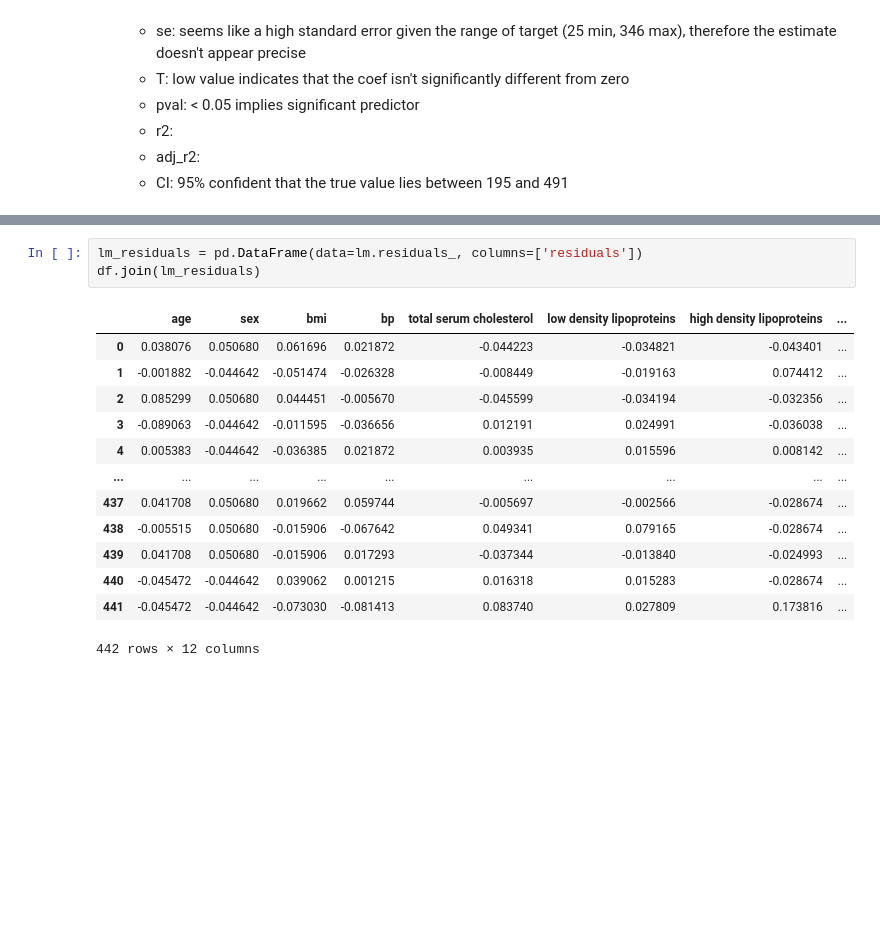
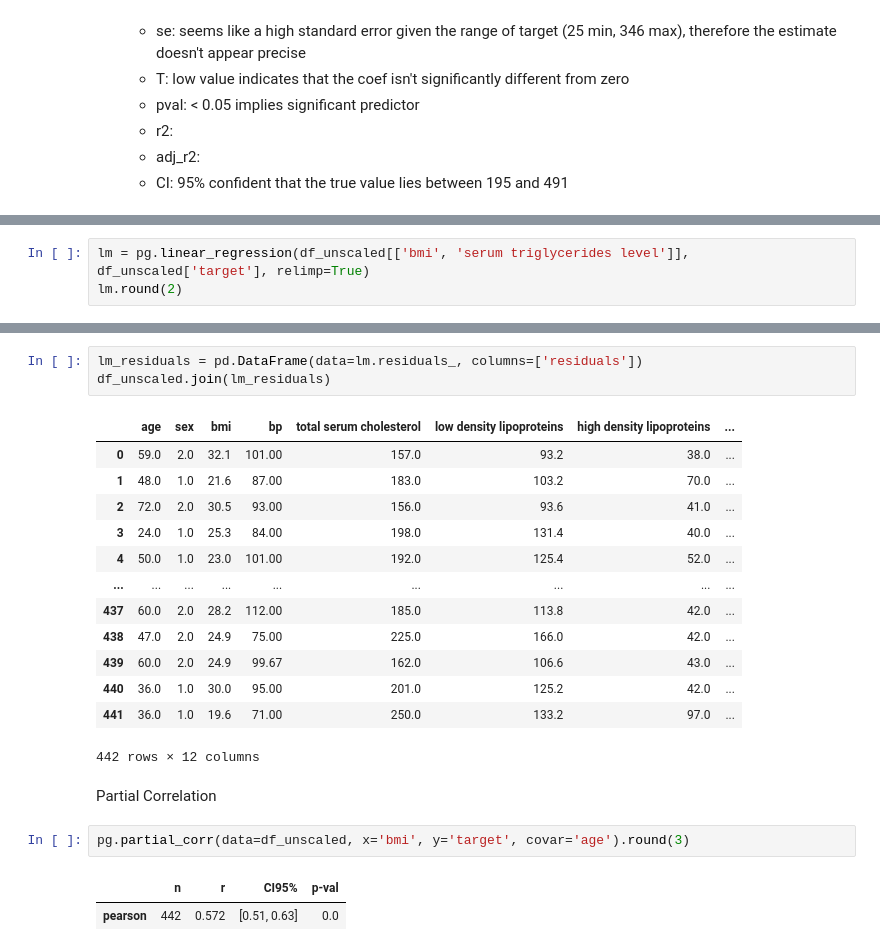
Before and after one commit to mglissmann/09_17_2024, a Jupyter notebook: diabetes_progression.ipynb, the cells around one changed output, grey strips where cells are left out. Cells and saved outputs as stored; diff of their text form; blank space fills up the shorter version.

Commit message:
reg analysis - partial corr

```diff
--- a/diabetes_progression.ipynb
+++ b/diabetes_progression.ipynb
@@ -306,0 +322,3 @@ lm.round(2)
+# %%
+lm = pg.linear_regression(df_unscaled[['bmi', 'serum triglycerides level']], df_unscaled['target'], relimp=True)
+lm.round(2)
@@ -307,17 +330,24 @@ lm.round(2)
 # %%
 lm_residuals = pd.DataFrame(data=lm.residuals_, columns=['residuals'])
-df.join(lm_residuals)
+df_unscaled.join(lm_residuals)
 # %% [output]
 |  | age | sex | bmi | bp | total serum cholesterol | low density lipoproteins | high density lipoproteins | ... |
-| 0 | 0.038076 | 0.050680 | 0.061696 | 0.021872 | -0.044223 | -0.034821 | -0.043401 | ... |
-| 1 | -0.001882 | -0.044642 | -0.051474 | -0.026328 | -0.008449 | -0.019163 | 0.074412 | ... |
-| 2 | 0.085299 | 0.050680 | 0.044451 | -0.005670 | -0.045599 | -0.034194 | -0.032356 | ... |
-| 3 | -0.089063 | -0.044642 | -0.011595 | -0.036656 | 0.012191 | 0.024991 | -0.036038 | ... |
-| 4 | 0.005383 | -0.044642 | -0.036385 | 0.021872 | 0.003935 | 0.015596 | 0.008142 | ... |
+| 0 | 59.0 | 2.0 | 32.1 | 101.00 | 157.0 | 93.2 | 38.0 | ... |
+| 1 | 48.0 | 1.0 | 21.6 | 87.00 | 183.0 | 103.2 | 70.0 | ... |
+| 2 | 72.0 | 2.0 | 30.5 | 93.00 | 156.0 | 93.6 | 41.0 | ... |
+| 3 | 24.0 | 1.0 | 25.3 | 84.00 | 198.0 | 131.4 | 40.0 | ... |
+| 4 | 50.0 | 1.0 | 23.0 | 101.00 | 192.0 | 125.4 | 52.0 | ... |
 | ... | ... | ... | ... | ... | ... | ... | ... | ... |
-| 437 | 0.041708 | 0.050680 | 0.019662 | 0.059744 | -0.005697 | -0.002566 | -0.028674 | ... |
-| 438 | -0.005515 | 0.050680 | -0.015906 | -0.067642 | 0.049341 | 0.079165 | -0.028674 | ... |
-| 439 | 0.041708 | 0.050680 | -0.015906 | 0.017293 | -0.037344 | -0.013840 | -0.024993 | ... |
-| 440 | -0.045472 | -0.044642 | 0.039062 | 0.001215 | 0.016318 | 0.015283 | -0.028674 | ... |
-| 441 | -0.045472 | -0.044642 | -0.073030 | -0.081413 | 0.083740 | 0.027809 | 0.173816 | ... |
+| 437 | 60.0 | 2.0 | 28.2 | 112.00 | 185.0 | 113.8 | 42.0 | ... |
+| 438 | 47.0 | 2.0 | 24.9 | 75.00 | 225.0 | 166.0 | 42.0 | ... |
+| 439 | 60.0 | 2.0 | 24.9 | 99.67 | 162.0 | 106.6 | 43.0 | ... |
+| 440 | 36.0 | 1.0 | 30.0 | 95.00 | 201.0 | 125.2 | 42.0 | ... |
+| 441 | 36.0 | 1.0 | 19.6 | 71.00 | 250.0 | 133.2 | 97.0 | ... |
 442 rows × 12 columns
+# %% [markdown]
+Partial Correlation
+# %%
+pg.partial_corr(data=df_unscaled, x='bmi', y='target', covar='age').round(3)
+# %% [output]
+|  | n | r | CI95% | p-val |
+| pearson | 442 | 0.572 | [0.51, 0.63] | 0.0 |
```
Also changed, not shown: parts of 8 cells of this notebook.
